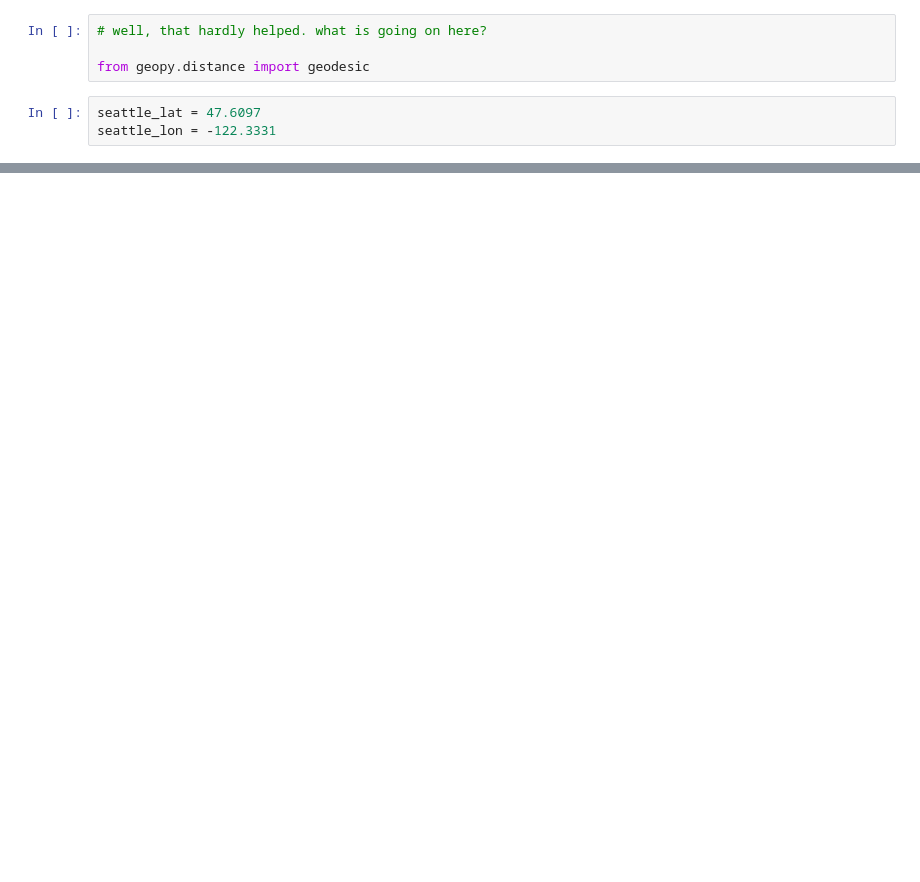
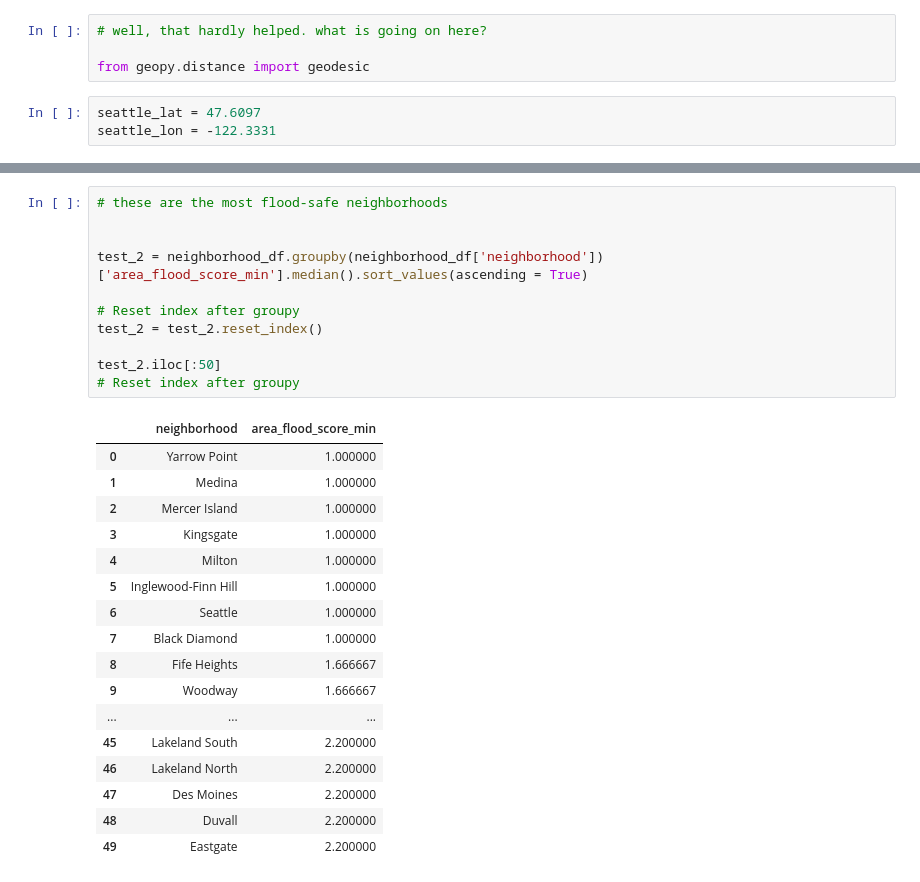
Before and after one commit to Lou-Hines/Housing_Prices_and_Flood_Risk, a Jupyter notebook: EDA-Hines-5 (Regressions).ipynb, the cells around one changed output, grey strips where cells are left out. Drawn from its saved outputs; the diff is of its cells as text; blank space fills up the shorter version.

```diff
--- a/EDA-Hines-5 (Regressions).ipynb
+++ b/EDA-Hines-5 (Regressions).ipynb
@@ -751,0 +750,29 @@ sqft_garage                           int64
+# %%
+# these are the most flood-safe neighborhoods
+
+
+test_2 = neighborhood_df.groupby(neighborhood_df['neighborhood'])['area_flood_score_min'].median().sort_values(ascending = True)
+
+# Reset index after groupy
+test_2 = test_2.reset_index()
+
+test_2.iloc[:50]
+# Reset index after groupy
+# %% [output]
+|  | neighborhood | area_flood_score_min |
+| 0 | Yarrow Point | 1.000000 |
+| 1 | Medina | 1.000000 |
+| 2 | Mercer Island | 1.000000 |
+| 3 | Kingsgate | 1.000000 |
+| 4 | Milton | 1.000000 |
+| 5 | Inglewood-Finn Hill | 1.000000 |
+| 6 | Seattle | 1.000000 |
+| 7 | Black Diamond | 1.000000 |
+| 8 | Fife Heights | 1.666667 |
+| 9 | Woodway | 1.666667 |
+| ... | ... | ... |
+| 45 | Lakeland South | 2.200000 |
+| 46 | Lakeland North | 2.200000 |
+| 47 | Des Moines | 2.200000 |
+| 48 | Duvall | 2.200000 |
+| 49 | Eastgate | 2.200000 |
```
Also changed, not shown: parts of 25 cells of this notebook.
